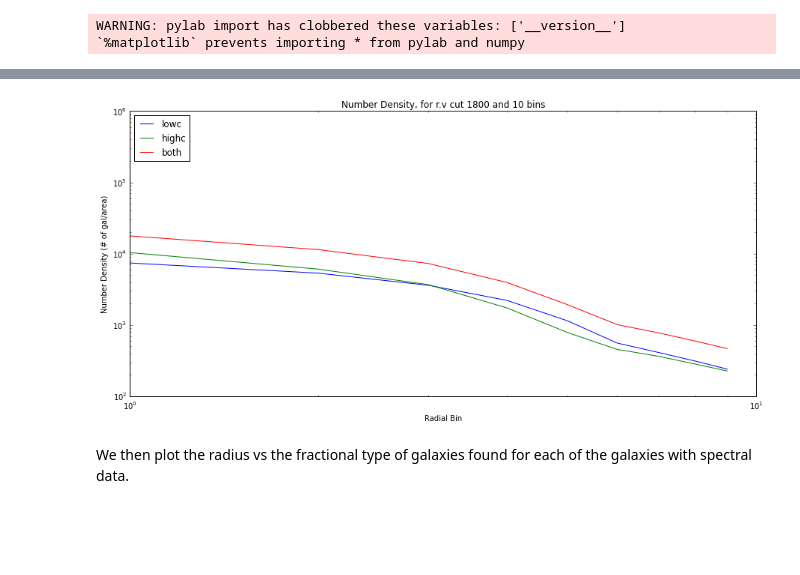
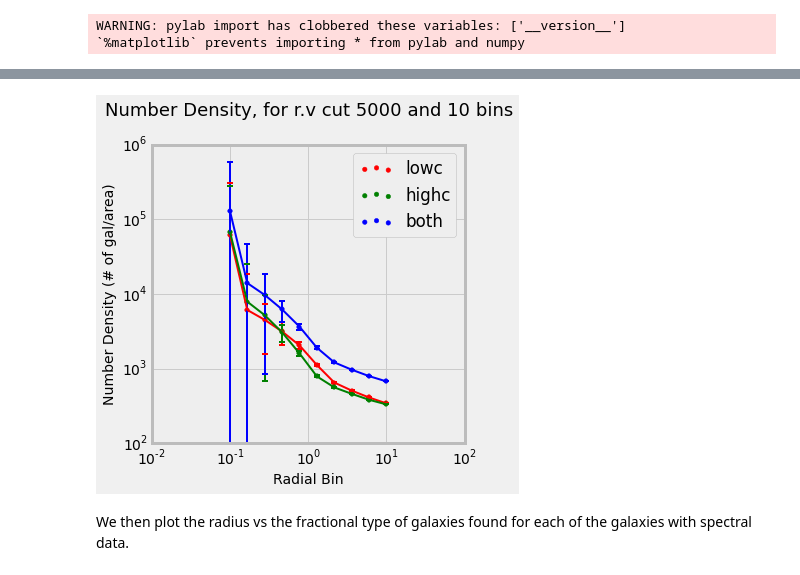
Before and after one commit to meljrose/IPMU, a Jupyter notebook: BH, Halo Accretion Rates & Occurrence of AGN.ipynb, the cells around one changed output, grey strips where cells are left out. Saved outputs shown, nothing was run; the diff lists cells and outputs as text; code cells hidden in the pictures; blank space fills up the shorter version.

```diff
--- a/BH, Halo Accretion Rates & Occurrence of AGN.ipynb
+++ b/BH, Halo Accretion Rates & Occurrence of AGN.ipynb
@@ -28,11 +28,11 @@ import numpy as np
 import pandas as pd
 from tqdm import *
 import cython
+from sklearn.utils import resample
 
 %matplotlib inline
 %pylab inline
 %load_ext Cython
-pylab.rcParams['figure.figsize'] = (10, 5);
 # %% [output]
 Populating the interactive namespace from numpy and matplotlib
 WARNING: pylab import has clobbered these variables: ['__version__']
@@ -321,17 +540,17 @@ spec_tree, spec_data, spec_df = fits_coordinates_to_tree(fits_files)
 # load in all of the central galaxies with photometric redshifts to search spherically around
 
 __, __, highc_df = fits_coordinates_to_tree(
-    ['redmapper_dr8_public_v5.10_catalog.value_added.Z_LAMBDA_0.1_0.33.czl3_highc.fits'])
+    ['highc_massspec.fits'])
 
 
 __, __, lowc_df = fits_coordinates_to_tree(
-    ['redmapper_dr8_public_v5.10_catalog.value_added.Z_LAMBDA_0.1_0.33.czl3_lowc.fits'])
+    ['lowc_massspec.fits'])
 # %%
 #%%prun -r
 
 # find nearest neighbor to spectral galaxies within this radius and for this r.v. limit
 mpc_search_radius = 10 # Mpc
-radial_velocity_limit = 1800 #km/s #
+radial_velocity_limit = 5000 #1800 #km/s #
 
 
 tree = spec_tree
@@ -341,20 +560,20 @@ tree_coordinate_list = spec_data
 print('searching highc')
 
 
-highc_indices, highc_distances, highc_types = getneighbors(highc_df, tree_df, tree_coordinate_list,
+highc_indices, highc_distances, highc_types, highc_masses = getneighbors(highc_df, tree_df, tree_coordinate_list,
                                                            tree, mpc_search_radius, radial_velocity_limit)
 
 # get rid of the nearest neighbor matches– we don't want to count the central galaxy itself
-highc_num_found,highc_concat_dists, highc_concat_types = strip_nearestneighbors(highc_indices,
-                                                                                highc_distances,highc_types)
+highc_num_found,highc_concat_dists, highc_concat_types, highc_concat_masses = strip_nearestneighbors(highc_indices,
+                                                                                highc_distances,highc_types, highc_masses)
 
 print('searching lowc')
 
-lowc_indices, lowc_distances, lowc_types = getneighbors(lowc_df,tree_df, tree_coordinate_list,
+lowc_indices, lowc_distances, lowc_types, lowc_masses = getneighbors(lowc_df,tree_df, tree_coordinate_list,
                                                         tree, mpc_search_radius, radial_velocity_limit)
 
-lowc_num_found,lowc_concat_dists, lowc_concat_types = strip_nearestneighbors(lowc_indices,
-                                                                             lowc_distances,lowc_types)
+lowc_num_found,lowc_concat_dists, lowc_concat_types, lowc_concat_masses = strip_nearestneighbors(lowc_indices,
+                                                                             lowc_distances,lowc_types, lowc_masses)
 
 print('all done')
 # %% [output]
@@ -442,23 +662,21 @@ if show_bar:
 # %%
-'''
-
-
-# number density gal as function of radius
-Could you please also plot the surface density of
+'''number density gal as function of radius
+the surface density of
 each of the galaxies as a function of the projected number around the
-central galaxies please?
+central galaxies
 
 So basically: N/(pi (R_2^2-R_1^2)
 
 where R_1 and R_2 are the inner and outer radius of the different annuli.
 '''
 
+
 number_of_bins = 10
+fig = plt.figure(figsize=(5,5))
+ax = fig.add_subplot(111)
 
-plt.figure(figsize=(10,5))
-fig = pyplot.figure()
-ax = fig.add_subplot(2,1,1)
-plt.title('Number Density, for r.v cut {0} and {1} bins'.format(radial_velocity_limit, number_of_bins))
+plt.title('Number Density, for r.v cut {0} and {1} bins'.format(radial_velocity_limit, number_of_bins),
+          fontsize=18, y=1.08)
 
 for dataset in ['lowc', 'highc', 'both']:
 
@@ -468,17 +686,20 @@ for dataset in ['lowc', 'highc', 'both']:
         width=-0.2
         opacity = 0.4
         symb =':'
+        c = 'r'
     elif dataset == 'highc':
         width = 0.2
         typelist = list(highc_concat_types)
         distlist = highc_concat_dists
         opacity = 0.9
         symb = '--'
+        c = 'g'
     else:
         typelist = list(highc_concat_types) + list(lowc_concat_types)
         distlist = np.concatenate((highc_concat_dists, lowc_concat_dists))
         opacity = 1
         symb = '-'
+        c = 'b'
 
 
     string_set = get_string_set(typelist)
@@ -488,28 +709,40 @@ for dataset in ['lowc', 'highc', 'both']:
     #bins = np.linspace(0, number_of_bins, number_of_bins)
 
     data_arr = [np.asarray(get_dists_of_type(string, typelist, distlist)) for string in string_set]
-    which_bins = numpy.digitize(np.concatenate(data_arr), bins)
-    total_count = np.bincount(which_bins)
-
-
-    bins = np.concatenate([[0], bins])
-    number_density = []
-    for i in np.arange(len(bins)-1):
-        j = i+1
-        number = total_count[i]
-        area = np.pi*(bins[j]**2-bins[i]**2)
-        number_density.append(number/area)
-
-    print(number_density)
+    full_dat = np.concatenate(data_arr)
 
 
 
-    plt.loglog(number_density, label=dataset)
+    #which_bins = numpy.digitize(full_dat, bins)
+    #total_count = np.bincount(which_bins)
 
-plt.xlabel('Radial Bin')
-#ax.set_xscale('log')
-plt.ylabel('Number Density (# of gal/area)')
-plt.legend(loc=2)
+
+    # get number density
+    number_density = get_ndensity(full_dat, bins)
+
+    # simulate error bars
+    resampled_nden = []
+    div = 8
+    for i in range(100):
+        subset = resample(full_dat,n_samples=int(len(full_dat)/div))
+        resampled_nden.append(get_ndensity(subset, bins))
+
+
+    var_per_bin = [np.var(np.asarray(bin_den)) for bin_den in zip(*resampled_nden)]
+
+
+    # plot it
+    plt.scatter(bins,number_density, label=dataset, color=c)
+    plt.errorbar(bins,number_density, yerr=var_per_bin, color=c, capthick=2)
+
+plt.xlabel('Radial Bin', fontsize=14)
+ax.set_xscale('log')
+ax.set_yscale('log')
+plt.ylabel('Number Density (# of gal/area)', fontsize=14)
+plt.legend(loc=1)
+#plt.xlim(0.07,12)
+#plt.ylim(150,11**5)
 
 plt.show()
+plt.close()
 # %% [output]
@@ -520,4 +749,4 @@ plt.show()
-[figure, old version]
+[figure, new version]
 # %% [markdown]
 We then plot the radius vs the fractional type of galaxies found for each of the galaxies with spectral data.
 # %%
```
Also changed, not shown: parts of 25 cells of this notebook.
